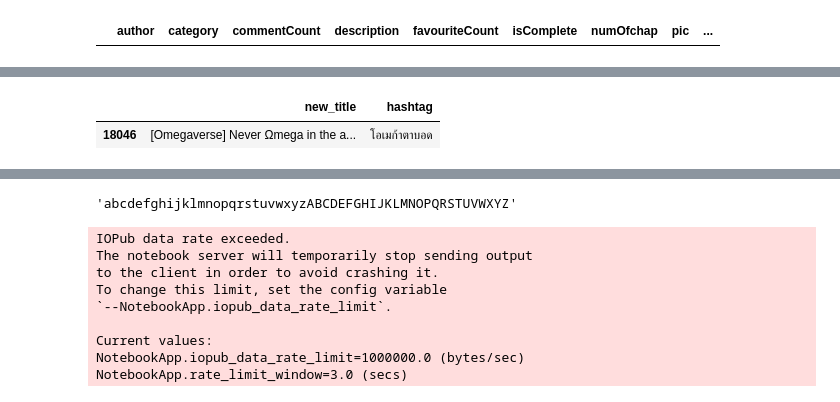
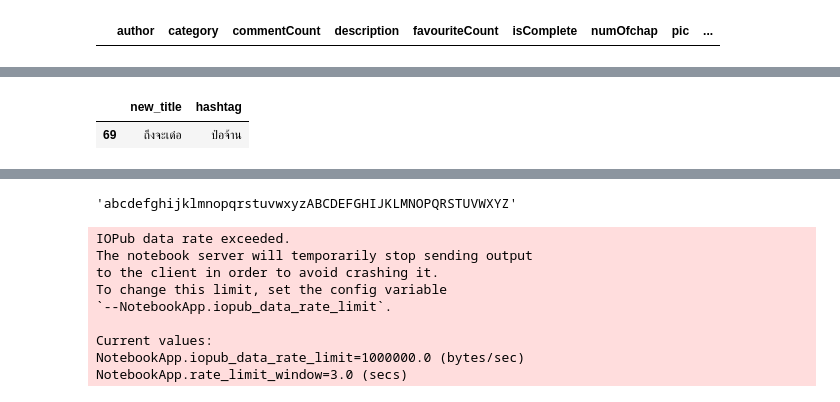
Before and after one commit to pppetonggg/Pick2Read, a Jupyter notebook: CleanReadawrite.ipynb, the cells around one changed output, grey strips where cells are left out. Saved outputs shown, nothing was run; the diff lists cells and outputs as text; code cells hidden in the pictures.

```diff
--- a/CleanReadawrite.ipynb
+++ b/CleanReadawrite.ipynb
@@ -13,14 +14,19 @@ df.dropna(subset=['title', 'category','author'],inplace=True)
 df.reset_index(drop=True, inplace=True)
 df.drop_duplicates()
 
+wordlist = '&#039;|&amp;|&bull;|&hearts;|&quot;|&lt;'
 df_obj = df.select_dtypes(['object'])
 df[df_obj.columns] = df_obj.apply(lambda x: x.str.strip())
 
-wordlist = '&#039;|&amp;|&bull;|&hearts;|&quot;'
 df['title'] = df['title'].str.replace(wordlist, '')
 df['author'] = df['author'].str.replace(wordlist, '')
-df.drop('Unnamed: 0', axis=1, inplace=True)
-#df.drop(df.columns[[0]], axis=1)
+df['category'] = df['category'].str.replace(wordlist, '')
+
+
+df.replace(wordlist,'')
+
+#df[['title','author']] = df[['title','author']].replace(wordlist, '')
+df['title'] = df['title'].str.replace('จบ', '')
 df
 # %% [output]
 |  | author | category | commentCount | description | favouriteCount | isComplete | numOfchap | pic | ... |
@@ -66,9 +72,16 @@ df2
 # %%
 df3 = pd.DataFrame(df.title.str.split(r'#.*?(?=\S|$)',1).tolist(),
                          columns = ['new_title','hashtag'])
+df3['new_title'] = df3['new_title'].str.replace(' ', '')
+df3['hashtag'] = df3['hashtag'].str.replace(' ', '')
+
+df3['new_title'] = df3['new_title'].str.replace('.', '')
+df3['hashtag'] = df3['hashtag'].str.replace('.', '')
+
 #df[['new_title','hashtag']] = df.title.str.split(r'#.*?(?=\s|$)',expand = True)
-df3['hashtag'] = df3['hashtag'].str.extract('([\ก-\๙]+)')
-#df3['new_title'] = df3['new_title'].str.extract('([\a-zA-Z-\ก-\๙]+)')
-df3[df3['hashtag'].str.contains('') == True]
+
+df3['hashtag'] = df3['hashtag'].str.extract(r'([\ก-\๙]+)')
+df3['new_title'] = df3['new_title'].str.extract(r'([\ก-\๙]+)')
+df3[df3['hashtag'].str.contains('รักร้าย') == True]
 # %% [output]
 |  | new_title | hashtag |
@@ -87,8 +97,8 @@ df3[df3['hashtag'].str.contains('') == True]
 # %%
-df3[df3['hashtag'].str.contains('โอเมก้าตาบอด', na=False)]
+df3[df3['new_title'].str.contains('ถึงจะเด๋อ', na=False)]
 # %% [output]
 |  | new_title | hashtag |
-| 18046 | [Omegaverse] Never Ωmega in the a... | โอเมก้าตาบอด |
+| 69 | ถึงจะเด๋อ | ป๋อจ้าน |
 # %%
 df3[df3['hashtag'].str.contains('') == True]
 #df3.to_csv('readawrite_hashtag.csv')
```
Also changed, not shown: parts of 8 cells of this notebook, 14 other files.
